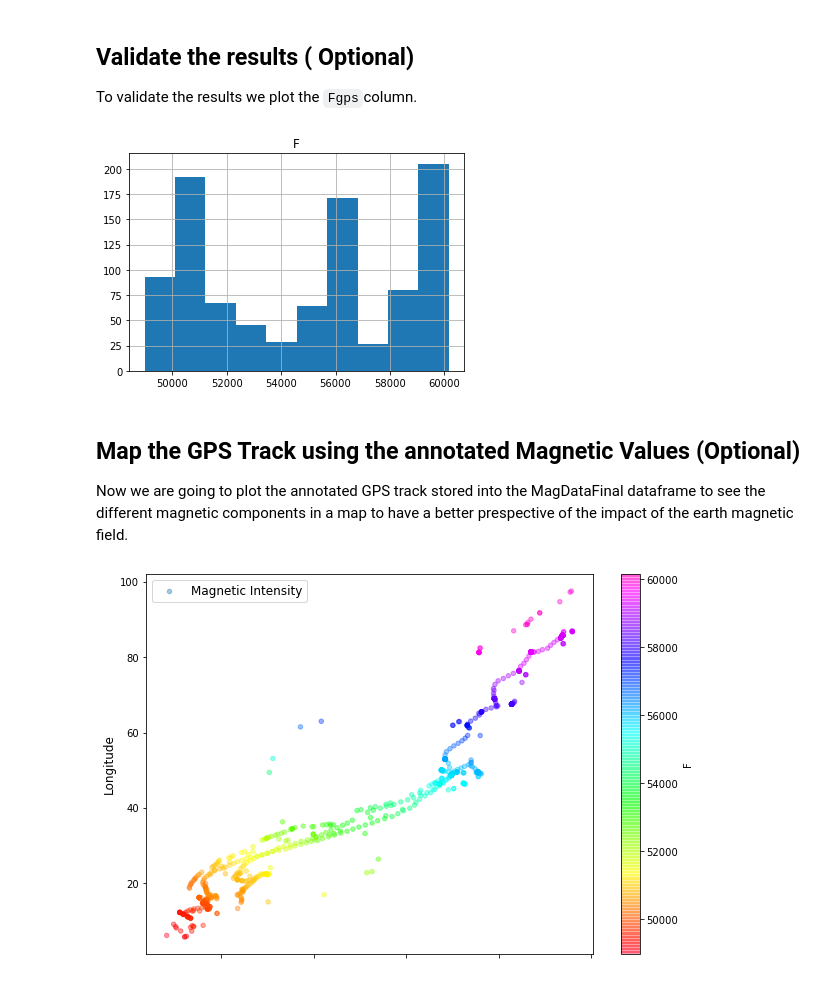
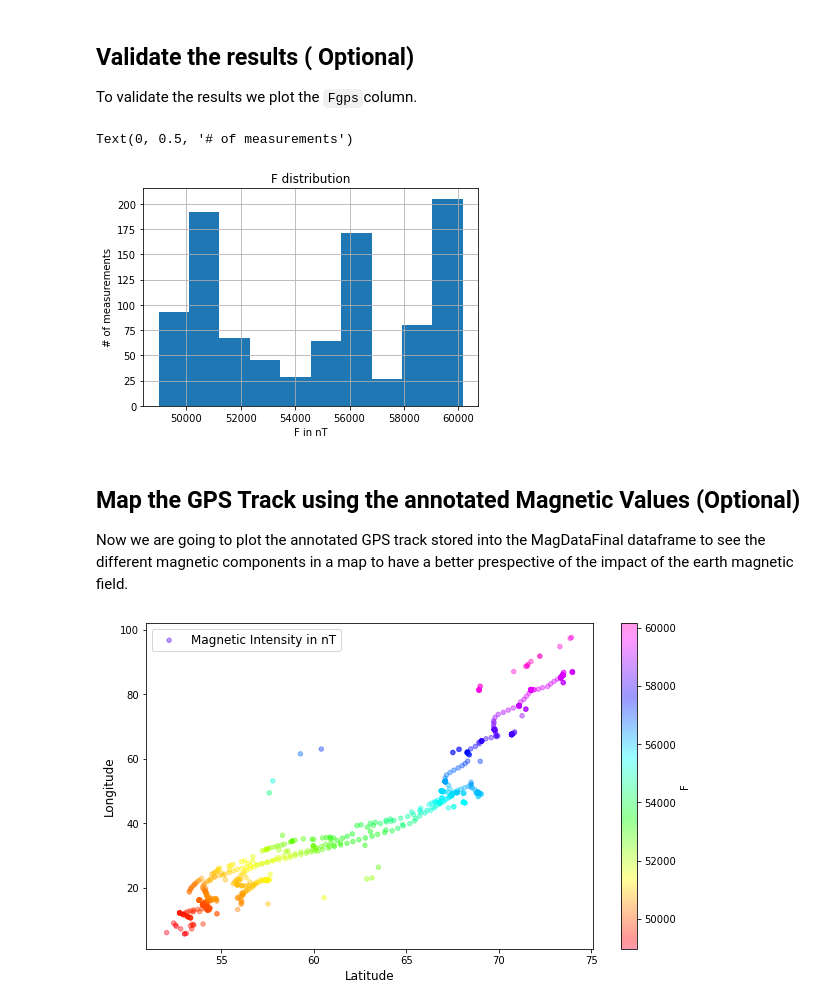
Before and after one commit to MagGeo/MagGeo, a Jupyter notebook: MagGeo - Sequential Mode.ipynb, the cells around one changed output. Cells and saved outputs as stored; diff of their text form; code cells hidden in the pictures.

Commit message:
minor changes, adding new labels and more labels

```diff
--- a/MagGeo - Sequential Mode.ipynb
+++ b/MagGeo - Sequential Mode.ipynb
@@ -375,26 +362,32 @@ ValidateDF = GPS_ResInt.copy()
 ValidateDF.set_index("DateTime", inplace=True)
 ## Plotting the F column.
 hist = ValidateDF.hist(column='F')
+plt.title('F distribution')
+plt.xlabel('F in nT')
+plt.ylabel('# of measurements')
 # %% [output]
+Text(0, 0.5, '# of measurements')
-[figure, old version]
+[figure, new version]
 # %% [markdown]
 ## Map the GPS Track using the annotated Magnetic Values (Optional)
 
 Now we are going to plot the annotated GPS track stored into the MagDataFinal dataframe to see the different magnetic components in a map to have a better prespective of the impact of the earth magnetic field.
 # %%
 ValidateDF.plot(kind="scatter", x="Latitude", y="Longitude",
-    label="Magnetic Intensity",
+    label="Magnetic Intensity in nT",
     c="F", cmap=plt.get_cmap("gist_rainbow"),
-    colorbar=True, alpha=0.4, figsize=(10,7)
+    colorbar=True, alpha=0.4, figsize=(10,6),
+    sharex=False
+
 
 )
 
 plt.ylabel("Longitude", fontsize=12)
 plt.xlabel("Latitude", fontsize=12)
 plt.legend(fontsize=12)
 plt.show()
 # %% [output]
-[figure, old version]
+[figure, new version]
 # %%
 import geopandas
 import geoplot
```
Also changed, not shown: parts of 9 cells of this notebook, 9 other files.
